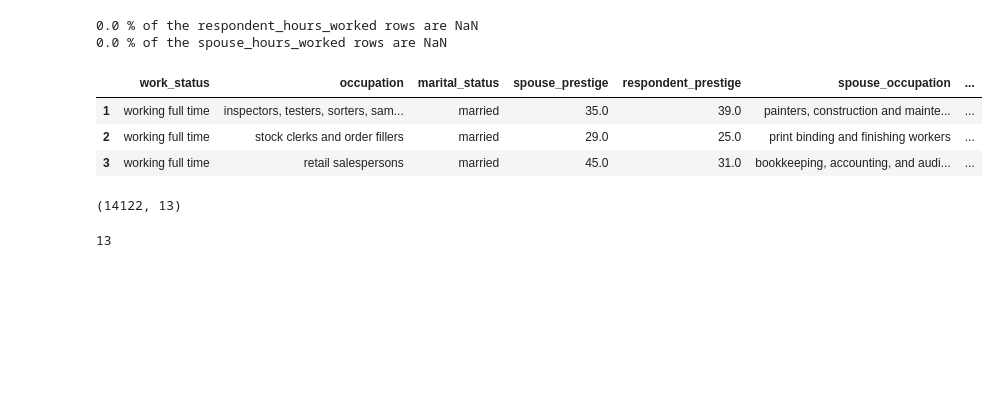
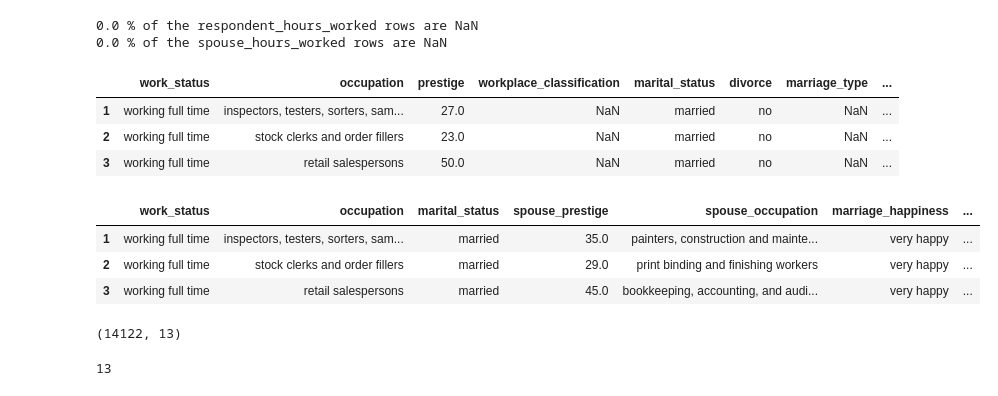
Before and after one commit to torrancefredell/gss_project, a Jupyter notebook: gss_project.ipynb, the cells around one changed output. Drawn from its saved outputs; the diff is of its cells as text; code cells hidden in the pictures; blank space fills up the shorter version.

```diff
--- a/gss_project.ipynb
+++ b/gss_project.ipynb
@@ -517,34 +510,22 @@ income_nan_income16_not = df_prestige_hapmar[df_prestige_hapmar['income'].isna()
 print(f"Rows where both variables are NaN: {len(both_nan)}")
 print(f"Rows where 'income16' is NaN and 'income' is not: {len(income16_nan_income_not)}")
 print(f"Rows where 'income' is NaN and 'income16' is not: {len(income_nan_income16_not)}")
-
-# Combining the variables
-
-# Example of combining:
-df['combined_var'] = df['income16'].combine_first(df['income'])
-
-# This new column 'combined_var' will have 'income16' values where available; otherwise, it'll use 'income' values.
 # %% [output]
 Rows where both variables are NaN: 8951
 Rows where 'income16' is NaN and 'income' is not: 52072
 Rows where 'income' is NaN and 'income16' is not: 0
 # %%
 # Check for NaN overlaps
-both_nan = df_prestige_hapmar[df_prestige_hapmar['prestige'].isna() & df_prestige_hapmar['respondent_prestige'].isna()]
-prestige_nan_respondent_prestige_not = df_prestige_hapmar[df_prestige_hapmar['prestige'].isna() & df_prestige_hapmar['respondent_prestige'].notna()]
-respondent_prestige_nan_prestige_not = df_prestige_hapmar[df_prestige_hapmar['respondent_prestige'].isna() & df_prestige_hapmar['prestige'].notna()]
+both_nan = df_prestige_hapmar_hours[df_prestige_hapmar_hours['prestige'].isna() & df_prestige_hapmar_hours['respondent_prestige'].isna()]
+prestige_nan_respondent_prestige_not = df_prestige_hapmar_hours[df_prestige_hapmar_hours['prestige'].isna() & df_prestige_hapmar_hours['respondent_prestige'].notna()]
+respondent_prestige_nan_prestige_not = df_prestige_hapmar_hours[df_prestige_hapmar_hours['respondent_prestige'].isna() & df_prestige_hapmar_hours['prestige'].notna()]
 
 # Output the counts
 print(f"Rows where both variables are NaN: {len(both_nan)}")
 print(f"Rows where 'prestige' is NaN and 'respondent_prestige' is not: {len(prestige_nan_respondent_prestige_not)}")
 print(f"Rows where 'respondent_prestige' is NaN and 'prestige' is not: {len(respondent_prestige_nan_prestige_not)}")
 
-# Combining the variables
-
-# Example of combining:
-df['combined_var'] = df['prestige'].combine_first(df['respondent_prestige'])
-
-# This new column 'combined_var' will have 'prestige' values where available; otherwise, it'll use 'respondent_prestige' values.
+respondent_prestige_nan_prestige_not.head(3)
 # %% [output]
 Rows where both variables are NaN: 4222
 Rows where 'prestige' is NaN and 'respondent_prestige' is not: 43901
@@ -551,0 +537,5 @@ Rows where 'respondent_prestige' is NaN and 'prestige' is not: 920
+# %%
+df_prestige_hapmar_hours['combined_respondent_prestige'] = df['respondent_prestige'].combine_first(df['prestige'])
+df_prestige_hapmar_hours[['respondent_prestige', 'prestige', 'combined_respondent_prestige']].head(5)
+
+# This new column 'combined_prestige' will have 'respondent_prestige' values where available; otherwise, it'll use 'prestige' values.
@@ -560,9 +557,9 @@ len(df_prestige_hapmar['occupation'].unique())
 # %% [output]
 522
 # %%
-df_prestige_hapmar_hours.dropna(subset=['respondent_prestige', 'marriage_happiness', 'marital_status', 'spouse_prestige', 'spouse_hours_worked', 'respondent_hours_worked'], inplace=True)
+df_prestige_hapmar_hours.dropna(subset=['combined_respondent_prestige', 'marriage_happiness', 'marital_status', 'spouse_prestige', 'spouse_hours_worked', 'respondent_hours_worked', 'occupation'], inplace=True)
 len(df_prestige_hapmar_hours)
-# This is a df with only rows that have respondent_prestige, marriage_happiness, marital_status,spouse prestige, and spouse_hours_worked values
+# This is a df with only rows that have combined_prestige, marriage_happiness, marital_status, spouse prestige, spouse_hours_worked, and occupation values
 # %% [output]
 14122
 # %%
@@ -607,14 +601,20 @@ print(percent_spouse_hours_worked, "% of the spouse_hours_worked rows are NaN")
 df_prestige_hapmar_hours = df_prestige_hapmar_hours.reset_index(drop=True)
 df_prestige_hapmar_hours.index = df_prestige_hapmar_hours.index + 1
 final_df = df_prestige_hapmar_hours
+final_df.head(3)
+# %% [output]
+|  | work_status | occupation | prestige | workplace_classification | marital_status | divorce | marriage_type | ... |
+| 1 | working full time | inspectors, testers, sorters, sam... | 27.0 | NaN | married | no | NaN | ... |
+| 2 | working full time | stock clerks and order fillers | 23.0 | NaN | married | no | NaN | ... |
+| 3 | working full time | retail salespersons | 50.0 | NaN | married | no | NaN | ... |
 # %%
-final_df.drop(columns=['marriage_type', 'workplace_classification', 'income16', 'divorce', 'prestige', 'prestg105plus'], inplace = True)
+final_df.drop(columns=['marriage_type', 'workplace_classification', 'income16', 'divorce', 'prestige', 'prestg105plus', 'respondent_prestige'], inplace = True)
 final_df.head(3)
 # %% [output]
-|  | work_status | occupation | marital_status | spouse_prestige | respondent_prestige | spouse_occupation | ... |
-| 1 | working full time | inspectors, testers, sorters, sam... | married | 35.0 | 39.0 | painters, construction and mainte... | ... |
-| 2 | working full time | stock clerks and order fillers | married | 29.0 | 25.0 | print binding and finishing workers | ... |
-| 3 | working full time | retail salespersons | married | 45.0 | 31.0 | bookkeeping, accounting, and audi... | ... |
+|  | work_status | occupation | marital_status | spouse_prestige | spouse_occupation | marriage_happiness | ... |
+| 1 | working full time | inspectors, testers, sorters, sam... | married | 35.0 | painters, construction and mainte... | very happy | ... |
+| 2 | working full time | stock clerks and order fillers | married | 29.0 | print binding and finishing workers | very happy | ... |
+| 3 | working full time | retail salespersons | married | 45.0 | bookkeeping, accounting, and audi... | very happy | ... |
 # %%
 final_df.shape
 # %% [output]
```
Also changed, not shown: parts of 7 cells of this notebook.
